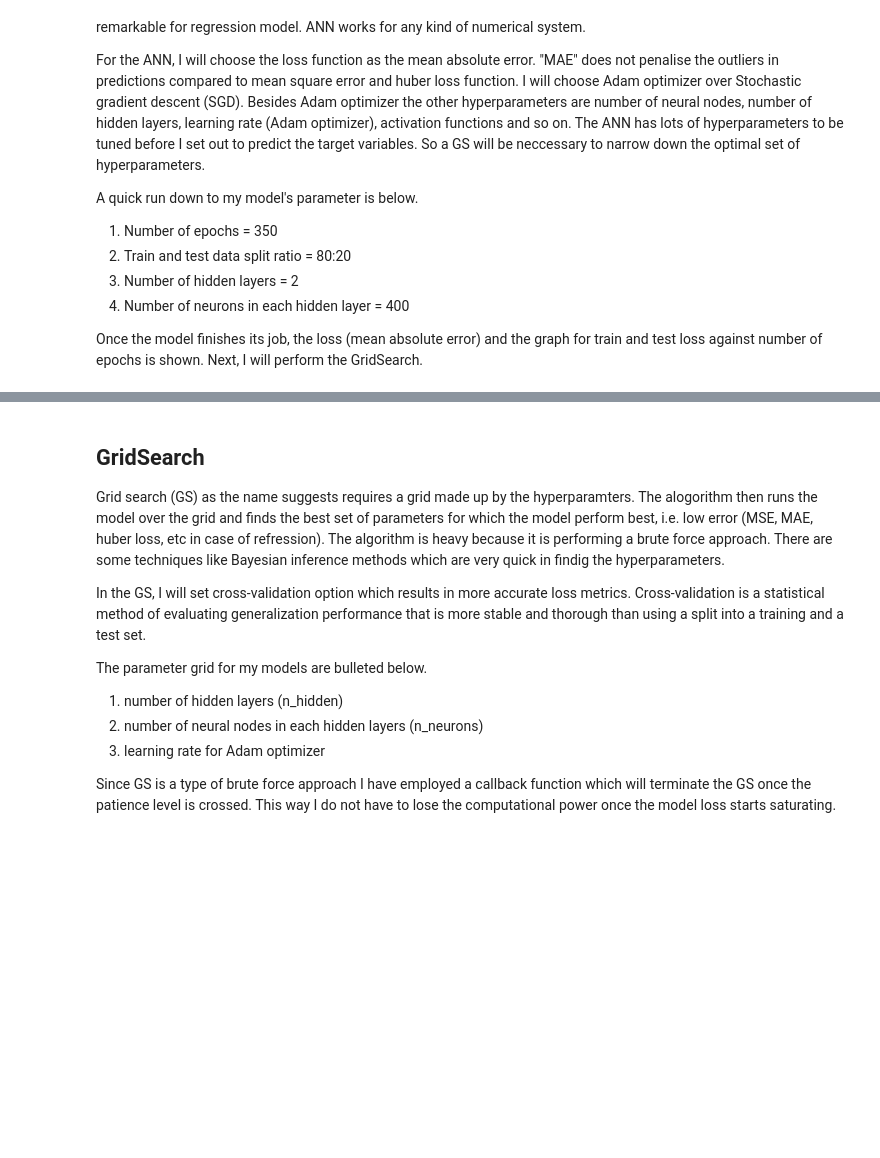
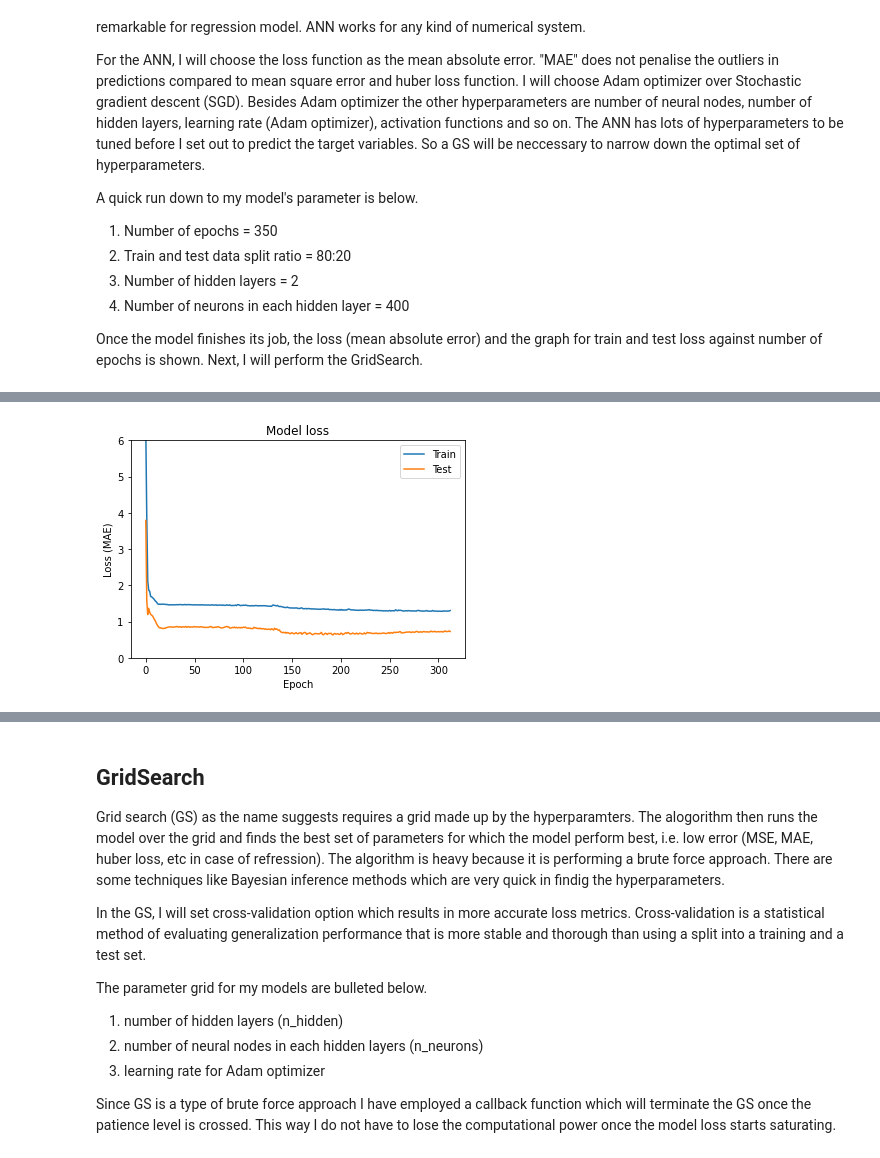
Before and after one commit to Pratha-Me/ML-DNN-Double-Perovskite, a Jupyter notebook: ANN_ABO3.ipynb, the cells around one changed output, grey strips where cells are left out. Cells and saved outputs as stored; diff of their text form; code cells hidden in the pictures; blank space fills up the shorter version.

```diff
--- a/ANN_ABO3.ipynb
+++ b/ANN_ABO3.ipynb
@@ -61,8 +97,8 @@ print (targets[:5,:])
 # %% [markdown]
 ### Feature Scaling
 # %%
-from sklearn.preprocessing import StandardScaler
-scaler = StandardScaler()
+from sklearn.preprocessing import MinMaxScaler
+scaler = MinMaxScaler()
 
 scaler.fit(features)
 features = scaler.transform(features)
@@ -89,5 +141,5 @@ plt.show()
 # %%
-pca = PCA(n_components=10)
+pca = PCA(n_components=11)
 reduced_features = pca.fit_transform(features)
 
 print (np.cumsum(pca.explained_variance_ratio_)[-1])
@@ -110,26 +164,29 @@ from sklearn.model_selection import train_test_split
 from tensorflow import keras
 
 # The seed is required for replication of results. Parameters defined.
-seed = 1111
-tolerance_value = 65
-n_epochs = 750
+seed = 1234
+tolerance_value = 120
+n_epochs = 600
 
-X_train, X_test, y_train, y_test = train_test_split(features,
+X_train, X_test, y_train, y_test = train_test_split(reduced_features,
                                                     targets,
                                                     random_state=seed,
-                                                    test_size=0.2)
+                                                    test_size=0.20)
 
 
-def build_model(n_hidden=3, n_neurons=360, learning_rate=1e-2*3*2, input_shape=[features.shape[1], ]):
+def build_model(n_hidden=3, n_neurons=350, learning_rate=1e-3, input_shape=[reduced_features.shape[1], ]):
     model = keras.Sequential()
 
     model.add(keras.layers.InputLayer(input_shape=input_shape))
     for layer in range(n_hidden):
         model.add(
-            keras.layers.Dense(n_neurons, use_bias=True, bias_initializer=keras.initializers.HeNormal())
-            # keras.layers.Dense(n_neurons, activation='sigmoid', use_bias = False)
+            keras.layers.Dense(n_neurons, activation='sigmoid', use_bias = True, bias_initializer = keras.initializers.HeUniform())
+            # keras.layers.Dense(n_neurons, use_bias=False)
+            # keras.layers.Dense(n_neurons, activation='relu', use_bias = False)
         )
         # model.add(keras.layers.LeakyReLU(alpha=0.2))
+        # model.add(keras.layers.BatchNormalization())
+        # model.add(keras.layers.Dropout(0.2))
     model.add(keras.layers.Dense(targets.shape[1]))
 
     model.compile(loss="mae", optimizer=keras.optimizers.Adam(lr=learning_rate))
@@ -155,13 +212,9 @@ plt.plot(history.history['val_loss'])
 plt.title("Model loss")
 plt.ylabel("Loss (MAE)")
 plt.xlabel("Epoch")
+plt.ylim(bottom=0, top = 6)
 plt.legend(["Train", "Test"])
 plt.show()
 
-
-print("\n The predicted values (Lattice constants)")
-print(y_pred)
-print("\n The mean absolute error (MAE)")
-print(mae_test)
-
-print(keras_reg.model.summary())
+# print(keras_reg.model.summary())
+# %% [output]
@@ -167,0 +238 @@ print(keras_reg.model.summary())
+[figure, added]
```
Also changed, not shown: parts of 10 cells of this notebook.
